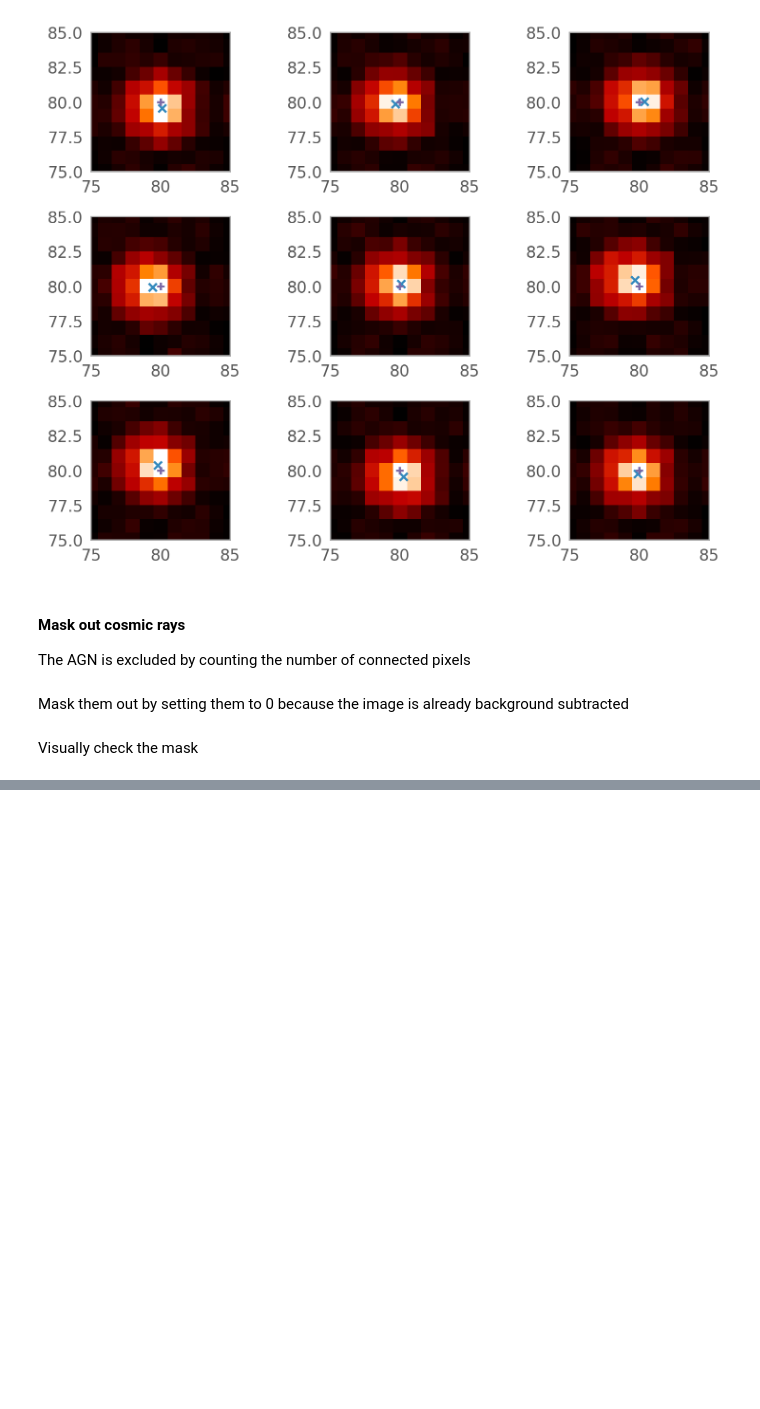
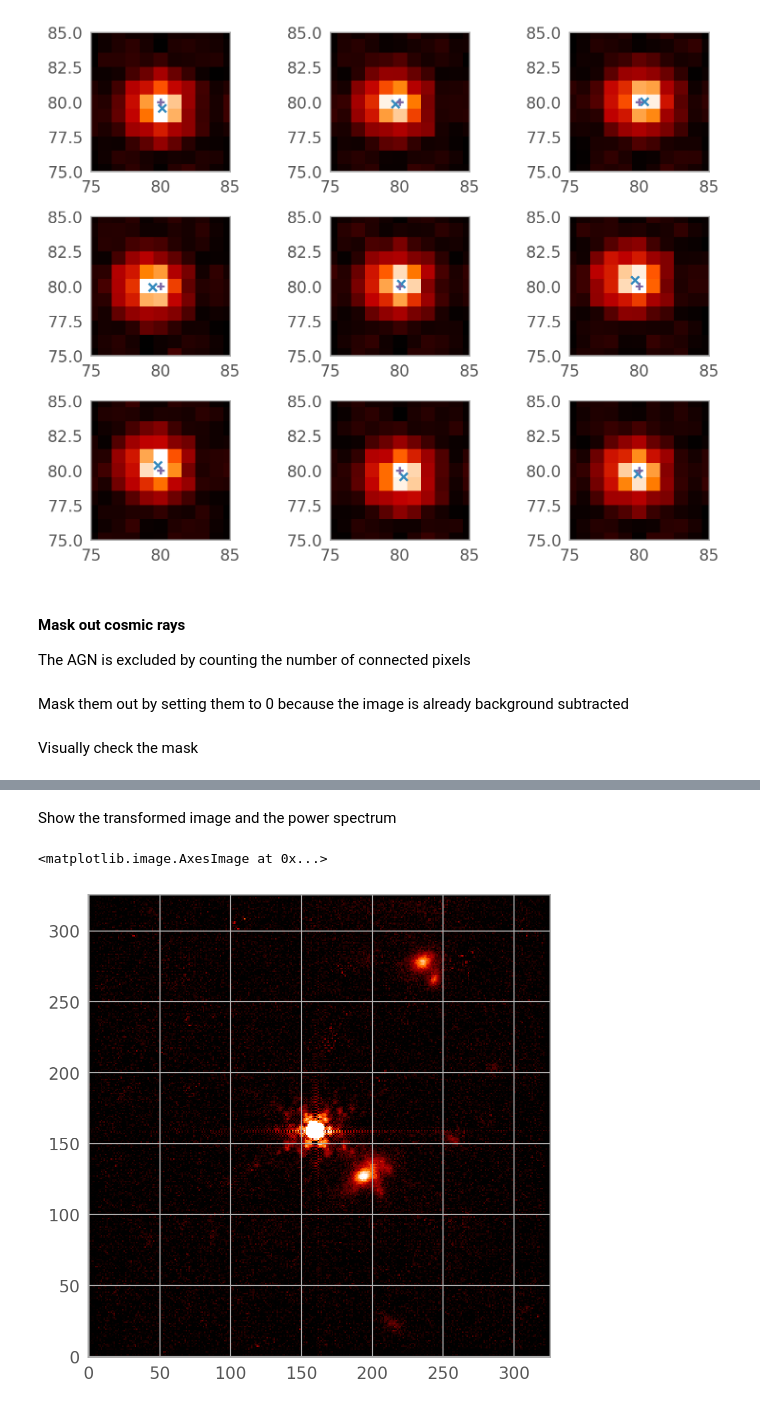
Before and after one commit to Chisen-Lupus/proper-dither, a Jupyter notebook: docs/1-coadd-using-legacy-code.ipynb, the cells around one changed output, grey strips where cells are left out. Drawn from its saved outputs; the diff is of its cells as text; code cells hidden in the pictures; blank space fills up the shorter version.

```diff
--- a/docs/1-coadd-using-legacy-code.ipynb
+++ b/docs/1-coadd-using-legacy-code.ipynb
@@ -243,0 +243,20 @@ reload(dutils)
+# %%
+used_indices = [0, 1, 2, 3, 4, 5, 6, 7, 8]
+
+# [y, x, wt]
+offsets = np.hstack((centroids[used_indices][used_indices, 1:2],
+                     centroids[used_indices][used_indices, 0:1],
+                     [[1]]*len(used_indices)))
+
+Atotal = np.zeros((NC_FREQ, NR_FREQ))
+for i in used_indices:
+    data = aligned_atlas_masked[i]
+    data_large = np.zeros(np.array(data.shape)*NSUB)
+    data_large[::NSUB, ::NSUB] = data
+    A = wrapper.fft(data_large)
+    n = i + 1
+    Aphased = wrapper.phase_shift(A, offsets, n)
+    Atotal += Aphased
+    Aphased_spat = wrapper.ifft(Aphased)
+
+f = wrapper.ifft(Atotal)
@@ -243,0 +281,11 @@ reload(dutils)
+# %% [markdown]
+Show the transformed image and the power spectrum
+# %%
+nx, ny = aligned_atlas[0].shape
+nx_large = nx*NSUB
+ny_large = ny*NSUB
+
+plt.imshow(stretch(f[:nx_large, :ny_large]))
+# %% [output]
+<matplotlib.image.AxesImage at 0x...>
+[figure, added]
```
Also changed, not shown: parts of 8 cells of this notebook, 2 other files.
